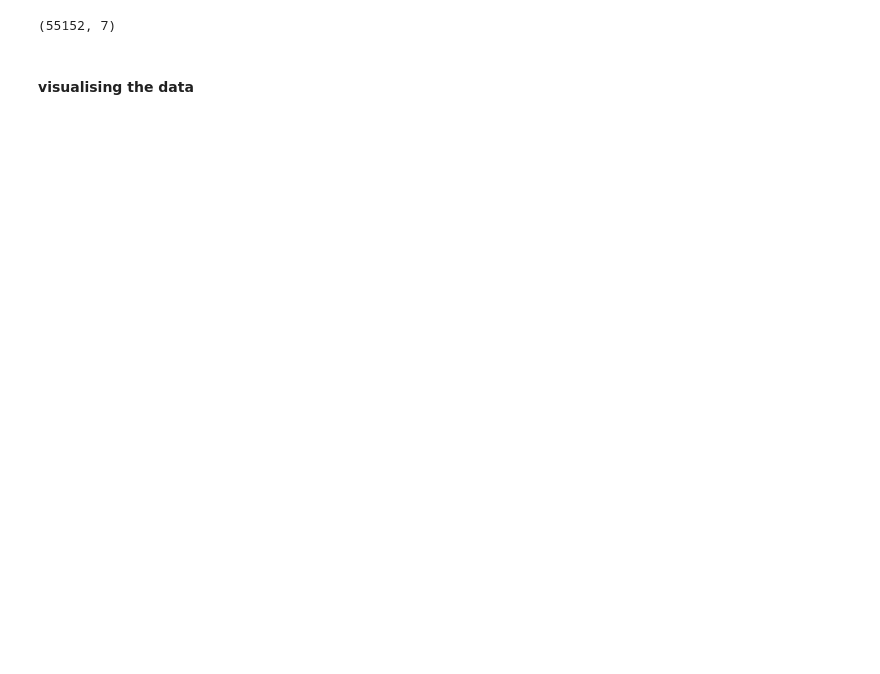
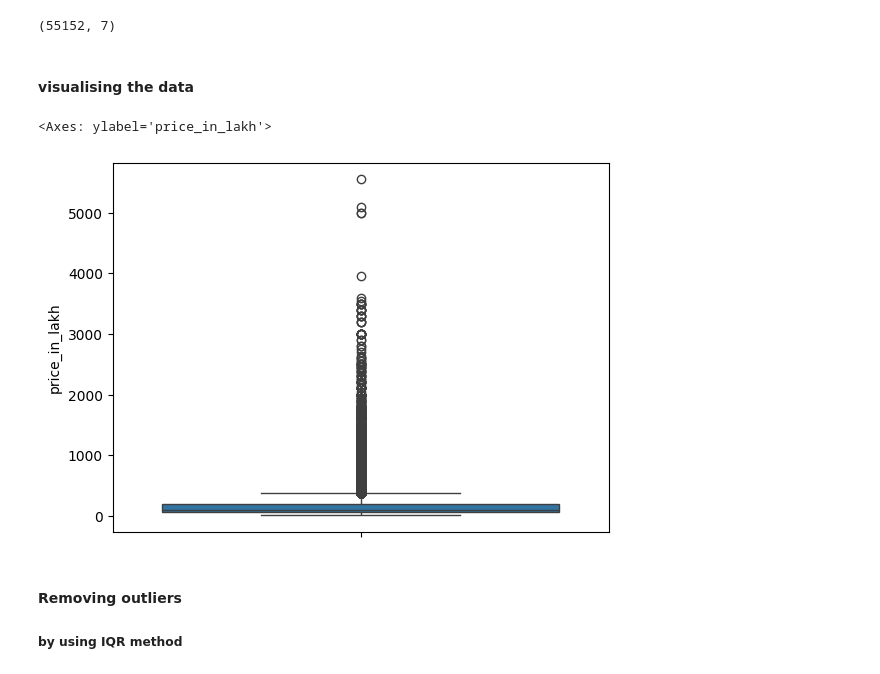
Before and after one commit to awezix/Housing_price_prediction, a Jupyter notebook: notebooks/EDA.ipynb, the cells around one changed output. Saved outputs shown, nothing was run; the diff lists cells and outputs as text; code cells hidden in the pictures; blank space fills up the shorter version.

```diff
--- a/notebooks/EDA.ipynb
+++ b/notebooks/EDA.ipynb
@@ -282,3 +282,11 @@ df.shape
 (55152, 7)
 # %% [markdown]
 #### visualising the data
+# %%
+sns.boxplot(df["price_in_lakh"])
+# %% [output]
+<Axes: ylabel='price_in_lakh'>
+[figure, added]
+# %% [markdown]
+#### Removing outliers
+##### by using IQR method
```
Also changed, not shown: parts of 12 cells of this notebook.
